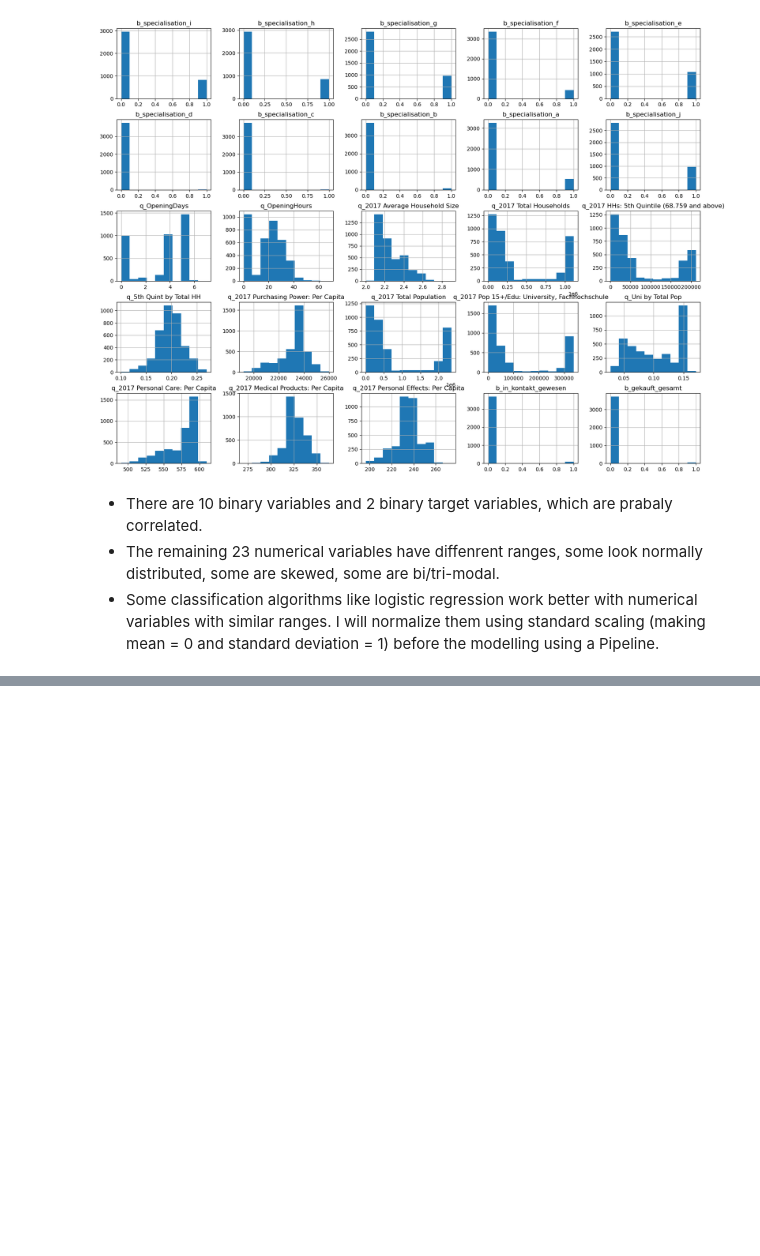
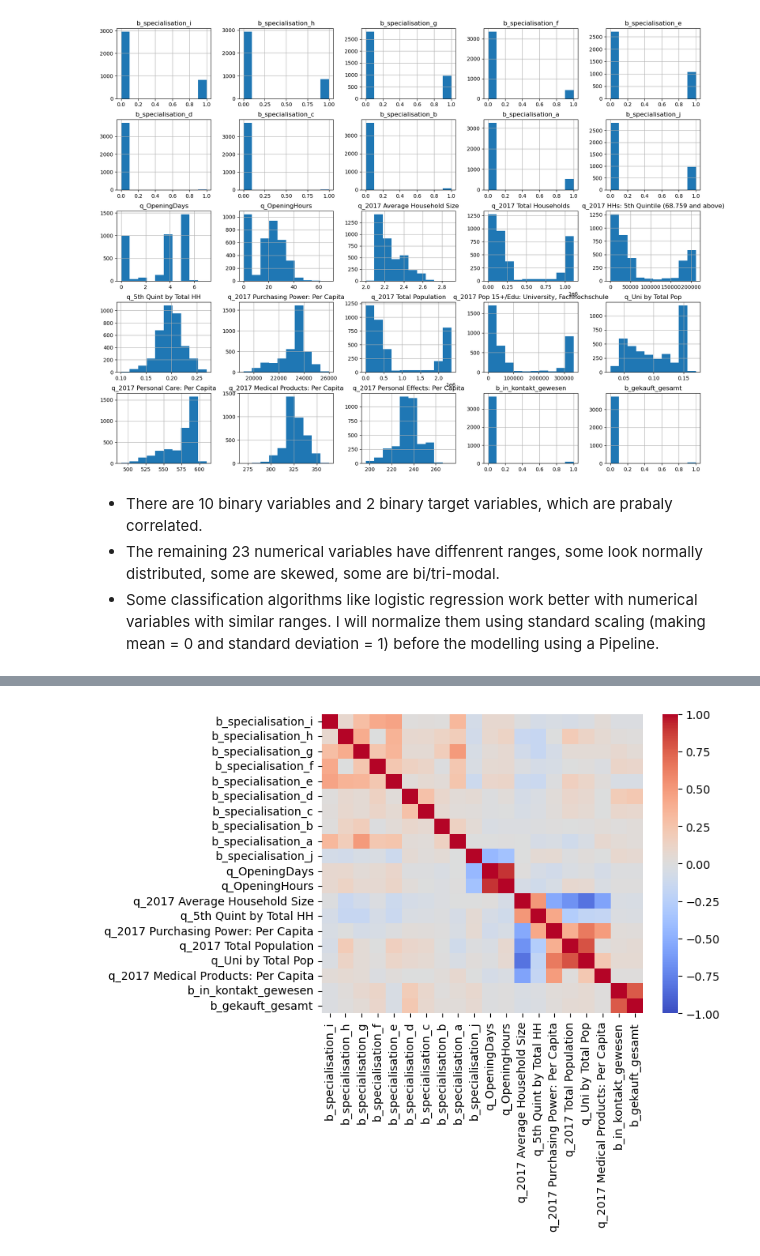
Before and after one commit to kalemaria/customer_lead_generator, a Jupyter notebook: customer_lead_generator_eda.ipynb, the cells around one changed output, grey strips where cells are left out. Cells and saved outputs as stored; diff of their text form; code cells hidden in the pictures; blank space fills up the shorter version.

```diff
--- a/customer_lead_generator_eda.ipynb
+++ b/customer_lead_generator_eda.ipynb
@@ -246,0 +278,29 @@ df.hist(figsize=(20, 15));
+# %%
+# Remove the upper half of the correlation matrix (excluding the diagonal)
+r = r.where(np.triu(np.ones(r.shape), k=1).astype(bool))
+# The NumPy triu function creates an upper triangular matrix of ones with the same shape as the correlation matrix.
+# The k=1 parameter ensures that the diagonal and elements below it are excluded.
+# The where method is then used to replace the values in the correlation matrix with NaN where the corresponding element in the upper triangular matrix is zero (False)
+
+# Unstack the correlation matrix and sort the values to get the top correlations
+top_correlations = r.unstack().sort_values(ascending=False)
+
+# Get the top correlated pairs
+highly_correlated_pairs = top_correlations[top_correlations > 0]
+print(highly_correlated_pairs, '\n')
+
+# Decide which feature to drop based on lower variance
+features_to_drop = set()
+for pair in highly_correlated_pairs.index:
+    feature1, feature2 = pair
+    variance1 = df[feature1].var()
+    variance2 = df[feature2].var()
+
+    # Choose the feature with lower variance to drop
+    if variance1 < variance2:
+        feature_to_exclude = feature1
+    else:
+        feature_to_exclude = feature2
+
+    features_to_drop.add(feature_to_exclude)
+    print(f"Exclude {feature_to_exclude} from the pair {pair}")
@@ -246,0 +334,3 @@ df.hist(figsize=(20, 15));
+# %%
+df_reduced = df.drop(columns=features_to_drop)
+df_reduced.head()
@@ -246,0 +344,4 @@ df.hist(figsize=(20, 15));
+# %%
+sns.heatmap(df_reduced.corr(), annot=False, vmin=-1, vmax=1, cmap='coolwarm');
+# %% [output]
+[figure, added]
```
Also changed, not shown: parts of 22 cells of this notebook.
